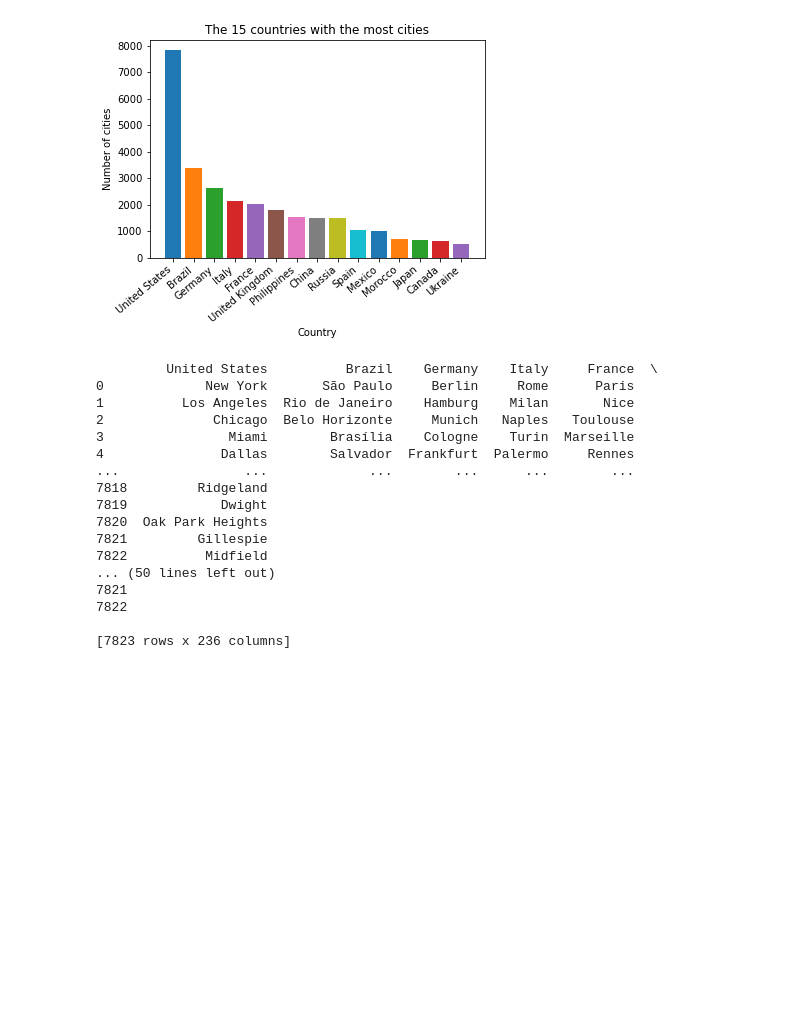
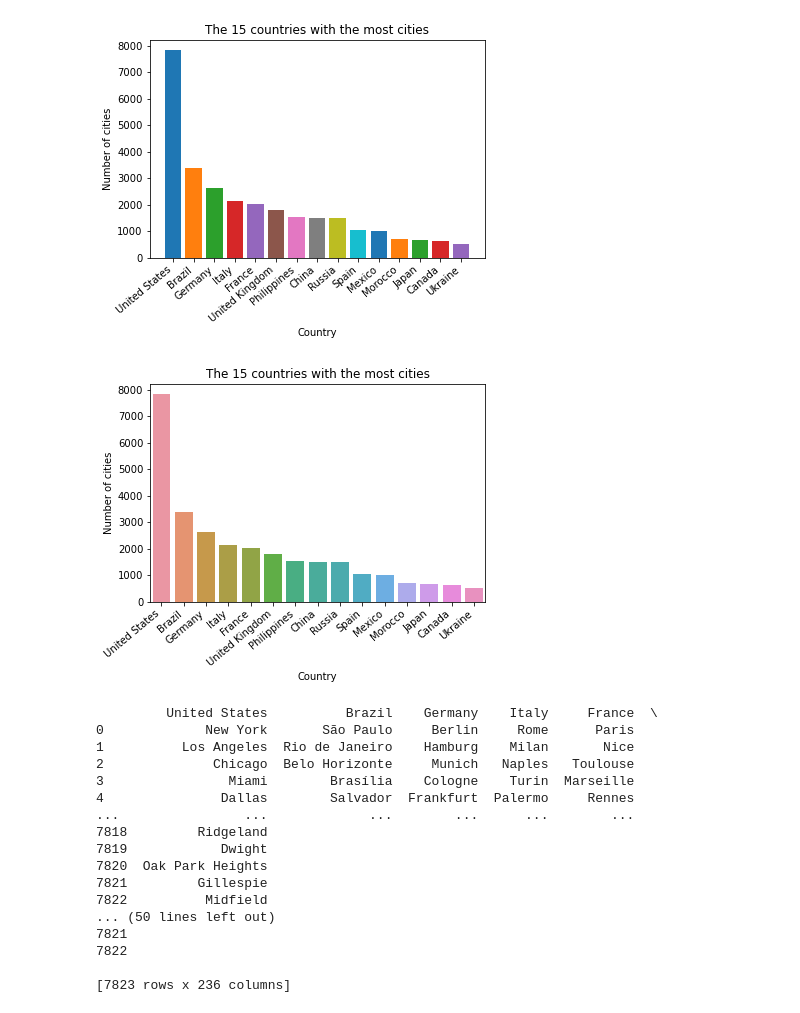
Before and after one commit to Aidan23Smith/Seeing-a-Connected-World, a Jupyter notebook: Seeing a Connected World.ipynb, the cells around one changed output. Cells and saved outputs as stored; diff of their text form; code cells hidden in the pictures; blank space fills up the shorter version.

```diff
--- a/Seeing a Connected World.ipynb
+++ b/Seeing a Connected World.ipynb
@@ -40,6 +40,16 @@ plt.title('The 15 countries with the most cities')
 plt.show()
 # %% [output]
 [figure]
+# %%
+#Same as above graph without reordering data
+ax = sns.countplot(x="country", data=everything, order=everything.country.value_counts().iloc[:15].index)
+plt.xticks(rotation=40, ha='right')
+plt.xlabel('Country')
+plt.ylabel('Number of cities')
+plt.title('The 15 countries with the most cities')
+plt.show()
+# %% [output]
+[figure, added]
 # %%
 # Makes all keys have the same number of values and saves as a CSV
 for city in ordered.items():
```
Also changed, not shown: parts of 15 cells of this notebook.
